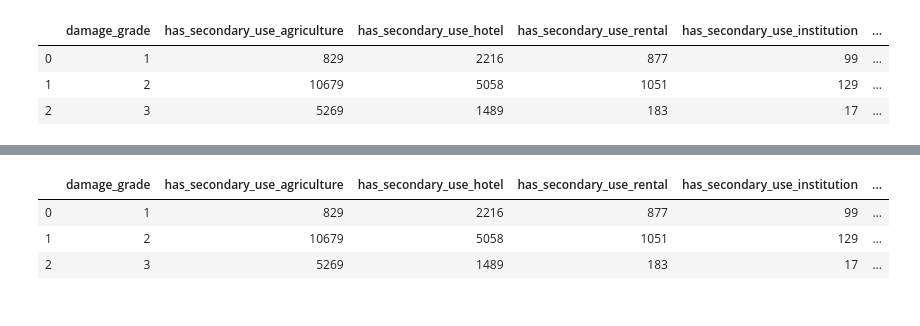
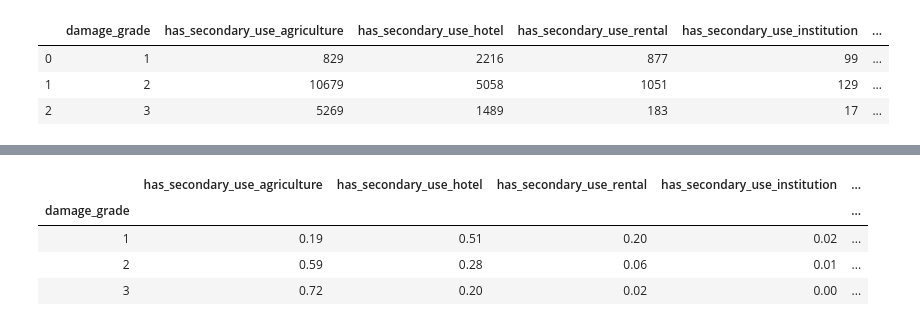
Before and after one commit to FranciscoGauna/TP-Datos-2021, a Jupyter notebook: Francisco.ipynb, the cells around one changed output, grey strips where cells are left out. Cells and saved outputs as stored; diff of their text form; code cells hidden in the pictures.

```diff
--- a/Francisco.ipynb
+++ b/Francisco.ipynb
@@ -115,10 +116,12 @@ fig.show()
 # %% [output]
 [interactive output not drawn]
 # %%
-second_use_count_total = second_use_count.merge(second_use_count.set_index("damage_grade").sum(1).rename("total").reset_index())
-second_use_count_total.head()
+second_use_count_total = second_use_count.set_index("damage_grade")
+second_use_count_percentage = second_use_count_total.div(second_use_count_total.sum(axis=1), axis=0)
+second_use_count_percentage.head()
 # %% [output]
-|  | damage_grade | has_secondary_use_agriculture | has_secondary_use_hotel | has_secondary_use_rental | has_secondary_use_institution | ... |
-| 0 | 1 | 829 | 2216 | 877 | 99 | ... |
-| 1 | 2 | 10679 | 5058 | 1051 | 129 | ... |
-| 2 | 3 | 5269 | 1489 | 183 | 17 | ... |
+|  | has_secondary_use_agriculture | has_secondary_use_hotel | has_secondary_use_rental | has_secondary_use_institution | ... |
+| damage_grade |  |  |  |  | ... |
+| 1 | 0.19 | 0.51 | 0.20 | 0.02 | ... |
+| 2 | 0.59 | 0.28 | 0.06 | 0.01 | ... |
+| 3 | 0.72 | 0.20 | 0.02 | 0.00 | ... |
```
Also changed, not shown: parts of 3 cells of this notebook.
